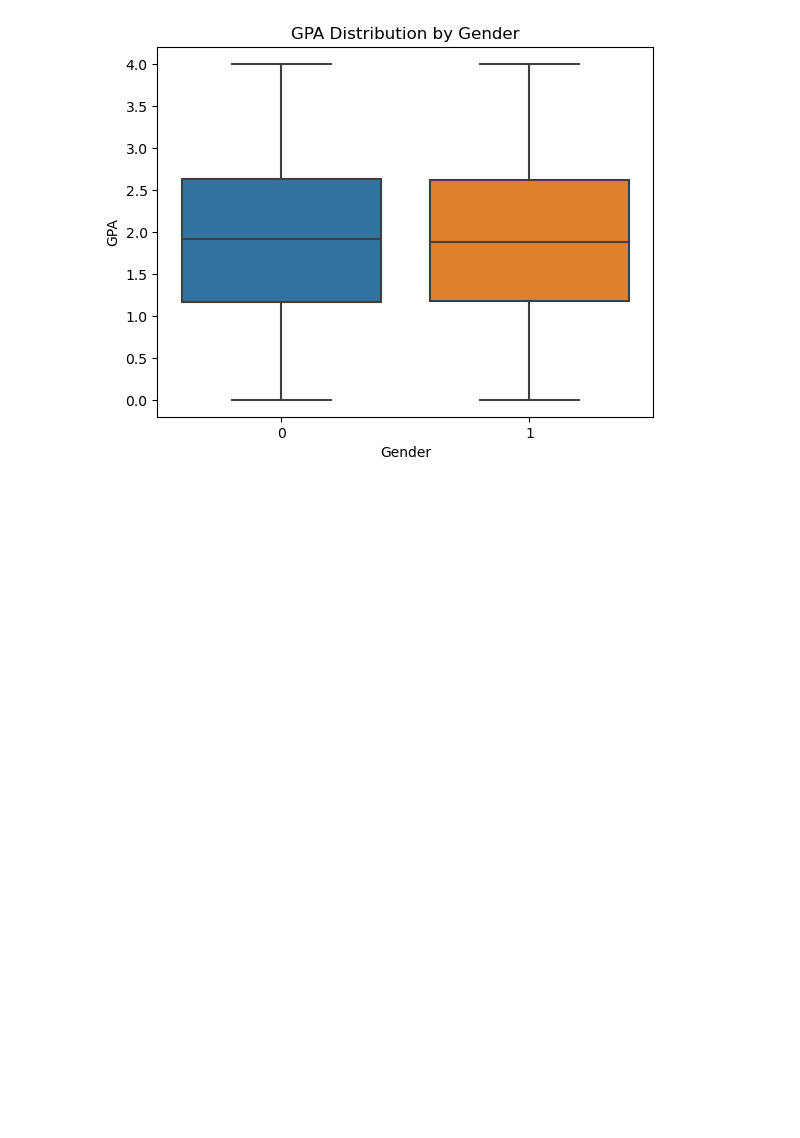
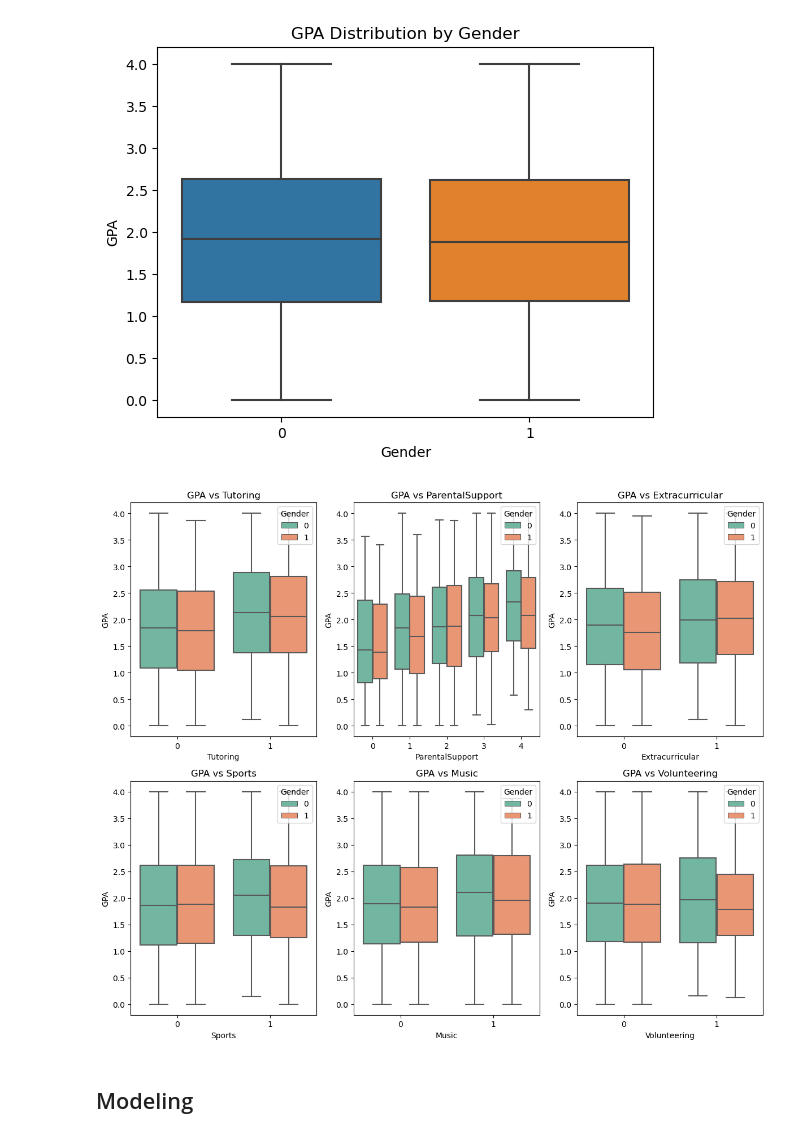
Before and after one commit to ayberkozcan/classification-exercises, a Jupyter notebook: Analyzing Student Performances/classification_students.ipynb, the cells around one changed output. Drawn from its saved outputs; the diff is of its cells as text; code cells hidden in the pictures; blank space fills up the shorter version.

```diff
--- a/Analyzing Student Performances/classification_students.ipynb
+++ b/Analyzing Student Performances/classification_students.ipynb
@@ -209,3 +213,19 @@ plt.title("GPA Distribution by Gender")
 plt.show()
 # %% [output]
 [figure]
+# %%
+columns = df[["Tutoring", "ParentalSupport", "Extracurricular", "Sports", "Music", "Volunteering"]]
+
+fig, axes = plt.subplots(2, 3, figsize=(12, 10))
+
+for i, column in enumerate(columns):
+    sns.boxplot(x=df[column], y=df["GPA"], hue=df["Gender"], palette="Set2", ax=axes[i // 3, i % 3])
+    axes[i // 3, i % 3].set_title(f"GPA vs {column}")
+    axes[i // 3, i % 3].legend(title="Gender", loc="upper right")
+
+plt.tight_layout()
+plt.show()
+# %% [output]
+[figure, added]
+# %% [markdown]
+## Modeling
```
Also changed, not shown: parts of 27 cells of this notebook.
